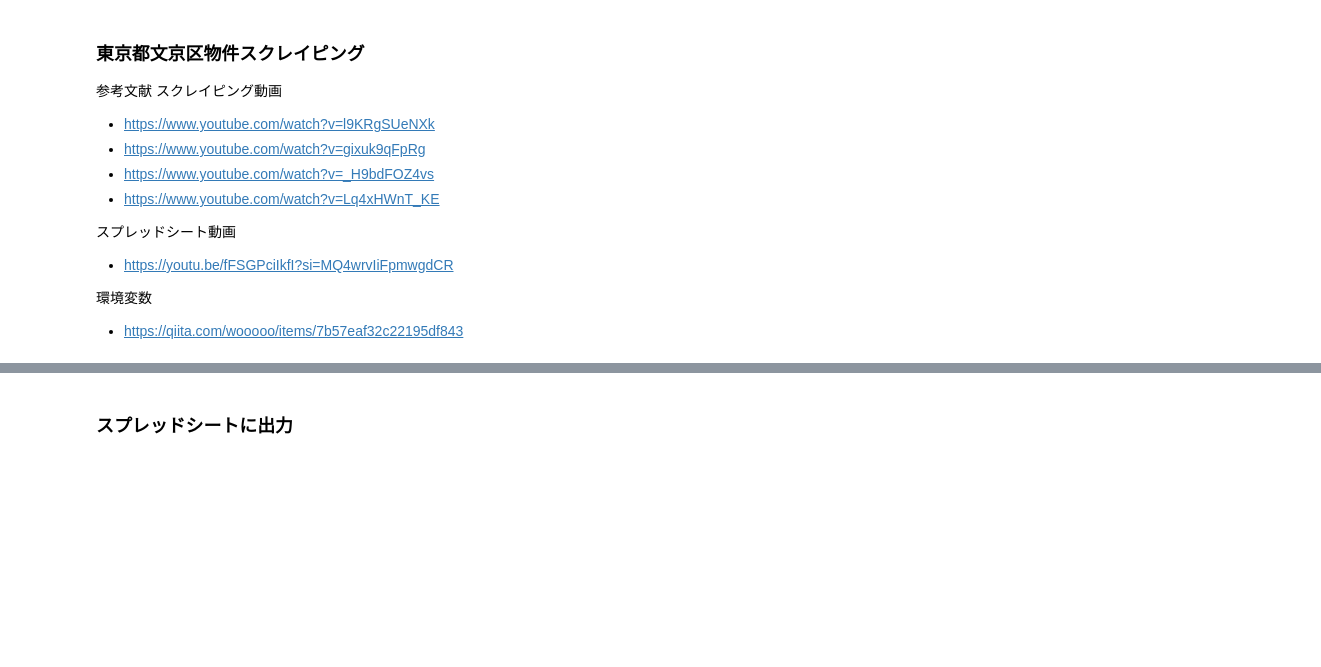
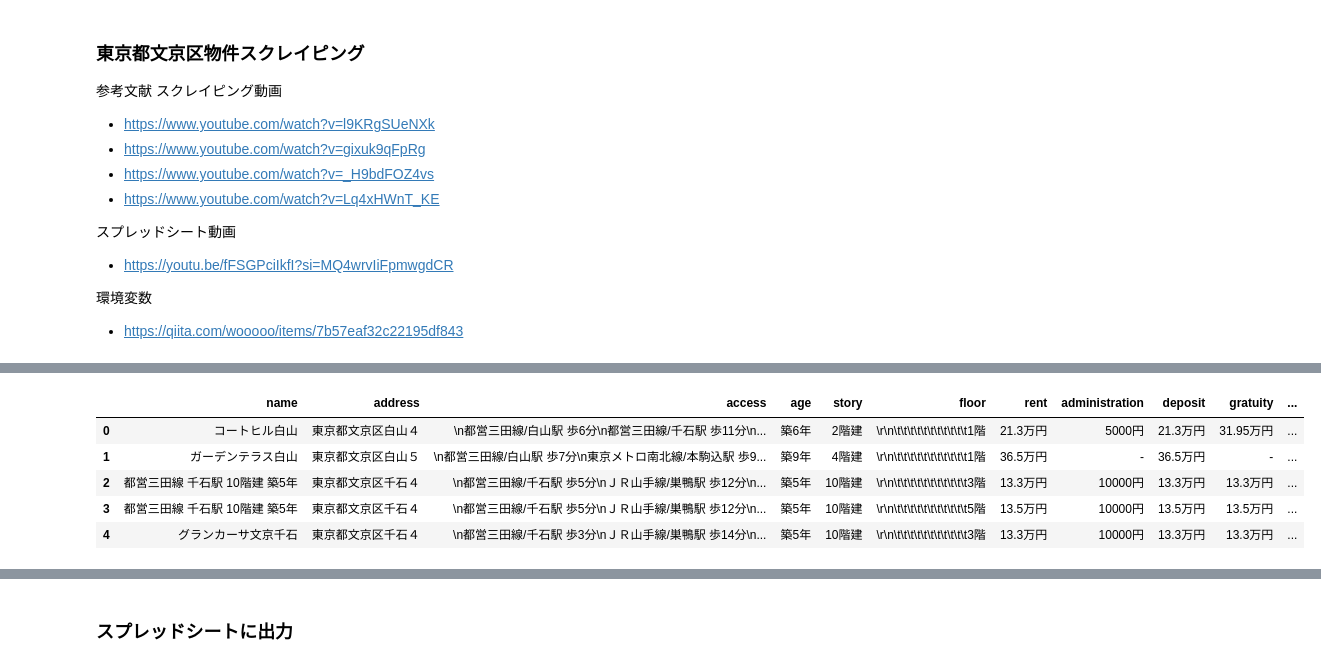
Before and after one commit to ShimizuMidori/Tech0-STEP3.1-SUUMO, a Jupyter notebook: suumo_scraping.ipynb, the cells around one changed output, grey strips where cells are left out. Cells and saved outputs as stored; diff of their text form; code cells hidden in the pictures; blank space fills up the shorter version.

```diff
--- a/suumo_scraping.ipynb
+++ b/suumo_scraping.ipynb
@@ -46,8 +46,8 @@ if res.status_code == 200:
     #stopの値自体はシーケンスに含まれないため +1で最後のページもスクレイピング
         target_url = url.format(page)
         #ページ取得できているかの確認
-        print("data_listの大きさ:",len(data_list))
-        print(target_url)
+        # print("data_listの大きさ:",len(data_list))
+        # print(target_url)
 
         #requestを使ってURLにアクセス
         res = requests.get(target_url)
@@ -68,10 +68,10 @@ if res.status_code == 200:
             table = content.find('table', class_='cassetteitem_other')
 
             #物件情報から必要情報を取得
-            title = detail.find('div', class_='cassetteitem_content-title').text
+            name = detail.find('div', class_='cassetteitem_content-title').text
             address = detail.find('li', class_='cassetteitem_detail-col1').text
             access = detail.find('li', class_='cassetteitem_detail-col2').text
-            age = detail.find('li', class_='cassetteitem_detail-col3').text
+            age, story = detail.find('li', class_='cassetteitem_detail-col3').text.split()
 
             #部屋情報を取得
             tr_tags = table.find_all('tr', class_='js-cassette_link')
@@ -86,10 +86,11 @@ if res.status_code == 200:
                 madori, menseki = capacity.find_all('li')
                 #取得した全ての情報を辞書に格納
                 data = {
-                    'title' : title,
+                    'name' : name,
                     'address' : address,
                     'access' : access,
                     'age' : age,
+                    'story' : story,
                     'floor': floor.text,
                     'rent' : rent.text,
                     'administration' : administration.text,
@@ -152,0 +157,10 @@ data_list[-1]
+# %%
+#データ確認
+df.head()
+# %% [output]
+|  | name | address | access | age | story | floor | rent | administration | deposit | gratuity | ... |
+| 0 | コートヒル白山 | 東京都文京区白山４ | \n都営三田線/白山駅 歩6分\n都営三田線/千石駅 歩11分\n... | 築6年 | 2階建 | \r\n\t\t\t\t\t\t\t\t\t\t\t1階 | 21.3万円 | 5000円 | 21.3万円 | 31.95万円 | ... |
+| 1 | ガーデンテラス白山 | 東京都文京区白山５ | \n都営三田線/白山駅 歩7分\n東京メトロ南北線/本駒込駅 歩9... | 築9年 | 4階建 | \r\n\t\t\t\t\t\t\t\t\t\t\t1階 | 36.5万円 | - | 36.5万円 | - | ... |
+| 2 | 都営三田線 千石駅 10階建 築5年 | 東京都文京区千石４ | \n都営三田線/千石駅 歩5分\nＪＲ山手線/巣鴨駅 歩12分\n... | 築5年 | 10階建 | \r\n\t\t\t\t\t\t\t\t\t\t\t3階 | 13.3万円 | 10000円 | 13.3万円 | 13.3万円 | ... |
+| 3 | 都営三田線 千石駅 10階建 築5年 | 東京都文京区千石４ | \n都営三田線/千石駅 歩5分\nＪＲ山手線/巣鴨駅 歩12分\n... | 築5年 | 10階建 | \r\n\t\t\t\t\t\t\t\t\t\t\t5階 | 13.5万円 | 10000円 | 13.5万円 | 13.5万円 | ... |
+| 4 | グランカーサ文京千石 | 東京都文京区千石４ | \n都営三田線/千石駅 歩3分\nＪＲ山手線/巣鴨駅 歩14分\n... | 築5年 | 10階建 | \r\n\t\t\t\t\t\t\t\t\t\t\t3階 | 13.3万円 | 10000円 | 13.3万円 | 13.3万円 | ... |
```
Also changed, not shown: parts of 33 cells of this notebook.
